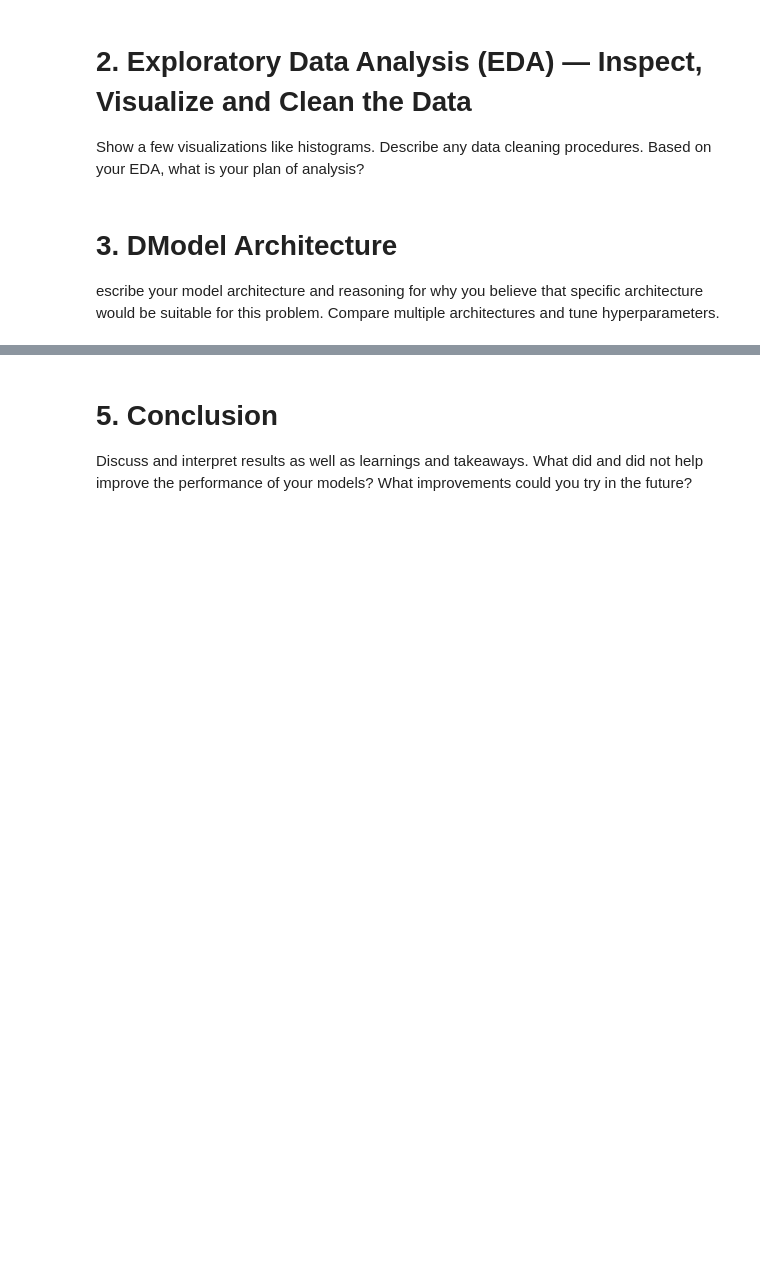
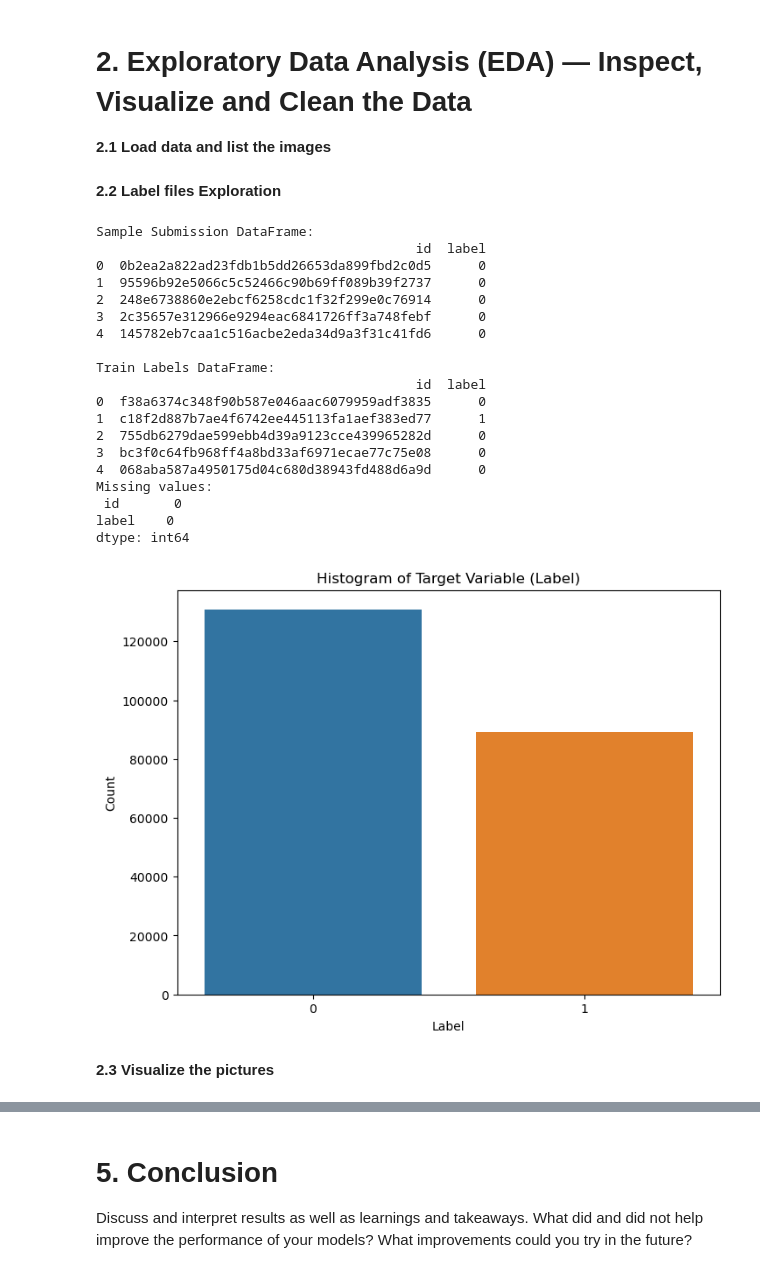
Before and after one commit to jizh4635/CNN, a Jupyter notebook: cancel-detection.ipynb, the cells around one changed output, grey strips where cells are left out. Saved outputs shown, nothing was run; the diff lists cells and outputs as text; code cells hidden in the pictures; blank space fills up the shorter version.

Commit message:
Kaggle Notebook | Cancel Detection | Version 4

```diff
--- a/cancel-detection.ipynb
+++ b/cancel-detection.ipynb
@@ -5,7 +7,7 @@ The rapid advancements in artificial intelligence and machine learning have led
 # %% [markdown]
 # 2. Exploratory Data Analysis (EDA) — Inspect, Visualize and Clean the Data
 
-Show a few visualizations like histograms. Describe any data cleaning procedures. Based on your EDA, what is your plan of analysis?
+**2.1 Load data and list the images**
 # %%
 import numpy as np # linear algebra
 import pandas as pd # data processing, CSV file I/O (e.g. pd.read_csv)
@@ -50,4 +31,54 @@ plt.show()
-# %% [markdown]
-# 3. DModel Architecture
-
-escribe your model architecture and reasoning for why you believe that specific architecture would be suitable for this problem. Compare multiple architectures and tune hyperparameters.
+# %% [markdown]
+**2.2 Label files Exploration**
+# %%
+import pandas as pd
+
+# Set the paths to the CSV files
+sample_submission_path = '/kaggle/input/histopathologic-cancer-detection/sample_submission.csv'
+train_labels_path = '/kaggle/input/histopathologic-cancer-detection/train_labels.csv'
+
+# Read the CSV files
+sample_submission_df = pd.read_csv(sample_submission_path)
+train_labels_df = pd.read_csv(train_labels_path)
+
+# Display the first few rows of each DataFrame
+print("Sample Submission DataFrame:")
+print(sample_submission_df.head())
+
+print("\nTrain Labels DataFrame:")
+print(train_labels_df.head())
+
+# Data cleaning: Check for missing values
+missing_values = train_labels_df.isnull().sum()
+print("Missing values:\n", missing_values)
+
+# Visualize the distribution of the target variable (label)
+plt.figure(figsize=(8, 6))
+sns.countplot(x='label', data=train_labels_df)
+plt.title('Histogram of Target Variable (Label)')
+plt.xlabel('Label')
+plt.ylabel('Count')
+plt.show()
+# %% [output]
+Sample Submission DataFrame:
+                                         id  label
+0  0b2ea2a822ad23fdb1b5dd26653da899fbd2c0d5      0
+1  95596b92e5066c5c52466c90b69ff089b39f2737      0
+2  248e6738860e2ebcf6258cdc1f32f299e0c76914      0
+3  2c35657e312966e9294eac6841726ff3a748febf      0
+4  145782eb7caa1c516acbe2eda34d9a3f31c41fd6      0
+
+Train Labels DataFrame:
+                                         id  label
+0  f38a6374c348f90b587e046aac6079959adf3835      0
+1  c18f2d887b7ae4f6742ee445113fa1aef383ed77      1
+2  755db6279dae599ebb4d39a9123cce439965282d      0
+3  bc3f0c64fb968ff4a8bd33af6971ecae77c75e08      0
+4  068aba587a4950175d04c680d38943fd488d6a9d      0
+Missing values:
+ id       0
+label    0
+dtype: int64
+[figure, added]
+# %% [markdown]
+**2.3 Visualize the pictures**
```
Also changed, not shown: parts of 14 cells of this notebook.
